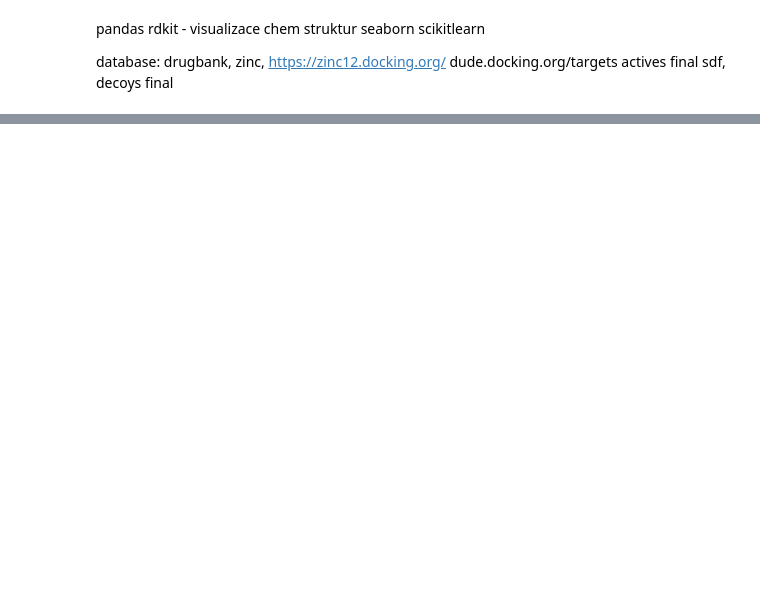
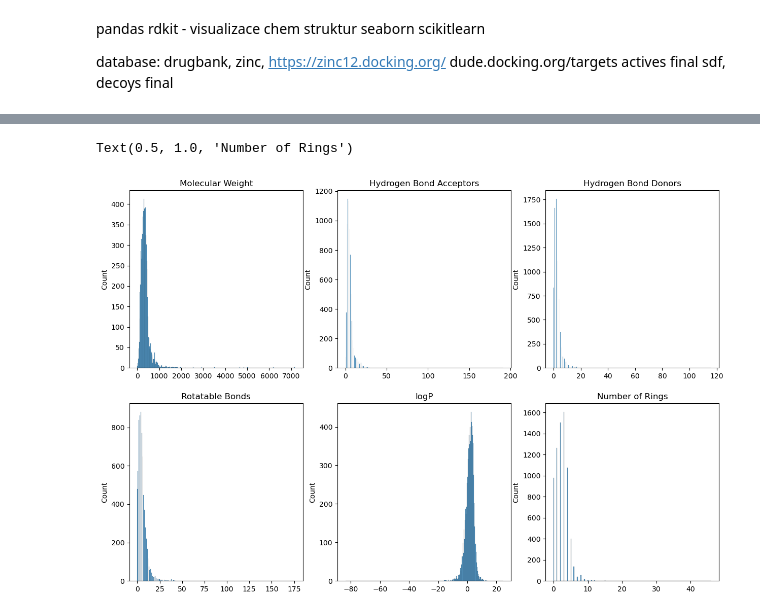
Before and after one commit to lich-uct/cdd2023, a Jupyter notebook: fulopj/jp_ntb/cdd_1.ipynb, the cells around one changed output, grey strips where cells are left out. Drawn from its saved outputs; the diff is of its cells as text; code cells hidden in the pictures; blank space fills up the shorter version.

```diff
--- a/fulopj/jp_ntb/cdd_1.ipynb
+++ b/fulopj/jp_ntb/cdd_1.ipynb
@@ -15,0 +119,46 @@ Chem.MolFromSmiles('C1=CC=CC=C1')
+# %%
+# import lipinki descriptors
+from rdkit.Chem import Lipinski
+
+# Mol weight, hydrogen bond acceptrs/donors, rotatable bonds, logP, and number of rings
+# create histograms for each of these
+
+# histogram for mol weights
+mol_weights = [Chem.Descriptors.ExactMolWt(m) for m in mols]
+
+# hist for hb acceptors
+hb_acceptors = [Lipinski.NumHAcceptors(m) for m in mols]
+
+# hist for hb donors
+hb_donors = [Lipinski.NumHDonors(m) for m in mols]
+
+# hist for rotatable bonds
+rotatable_bonds = [Lipinski.NumRotatableBonds(m) for m in mols]
+
+# hist for logP
+logP = [Chem.Descriptors.MolLogP(m) for m in mols]
+
+# hist for number of rings
+rings = [Lipinski.RingCount(m) for m in mols]
+
+# plot all histogram in grid
+
+fig, axes = plt.subplots(2, 3, figsize=(15, 10))
+
+sns.histplot(mol_weights, ax=axes[0, 0])
+sns.histplot(hb_acceptors, ax=axes[0, 1])
+sns.histplot(hb_donors, ax=axes[0, 2])
+sns.histplot(rotatable_bonds, ax=axes[1, 0])
+sns.histplot(logP, ax=axes[1, 1])
+sns.histplot(rings, ax=axes[1, 2])
+
+# describe the axes and title of each plot
+axes[0, 0].set_title('Molecular Weight')
+axes[0, 1].set_title('Hydrogen Bond Acceptors')
+axes[0, 2].set_title('Hydrogen Bond Donors')
+axes[1, 0].set_title('Rotatable Bonds')
+axes[1, 1].set_title('logP')
+axes[1, 2].set_title('Number of Rings')
+# %% [output]
+Text(0.5, 1.0, 'Number of Rings')
+[figure, added]
```
Also changed, not shown: parts of 10 cells of this notebook.
